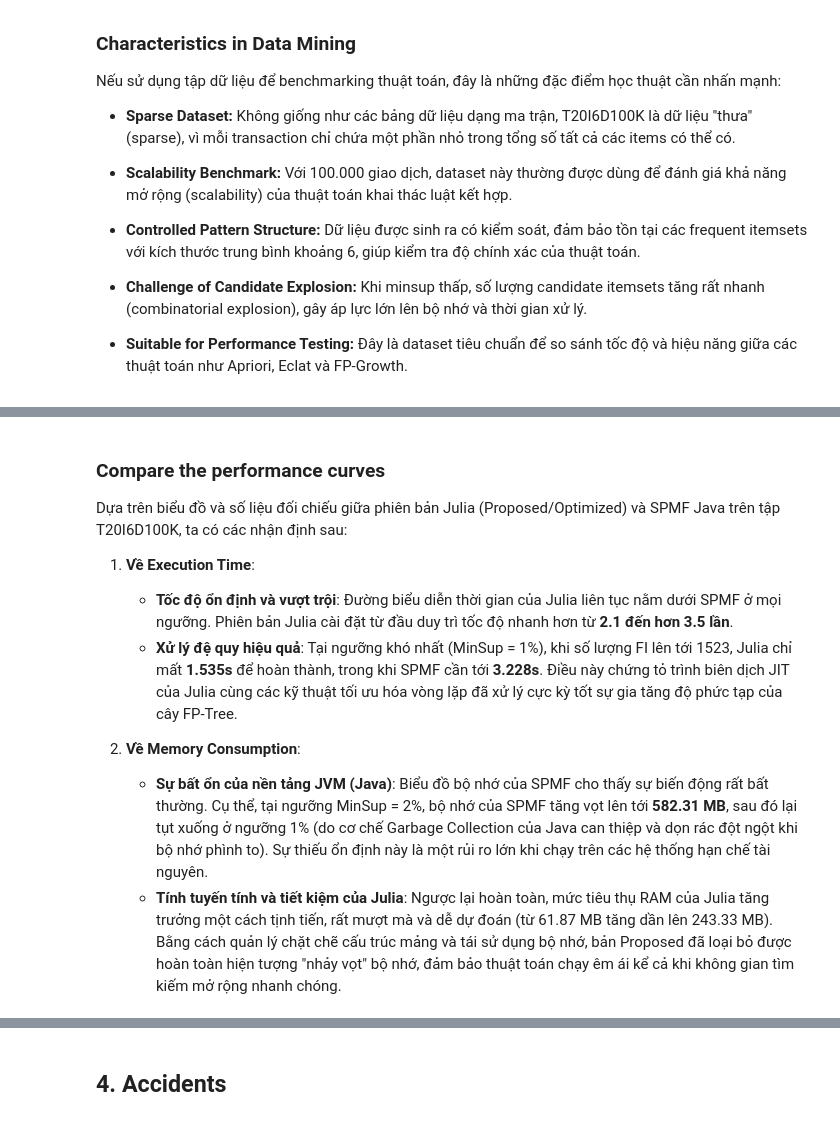
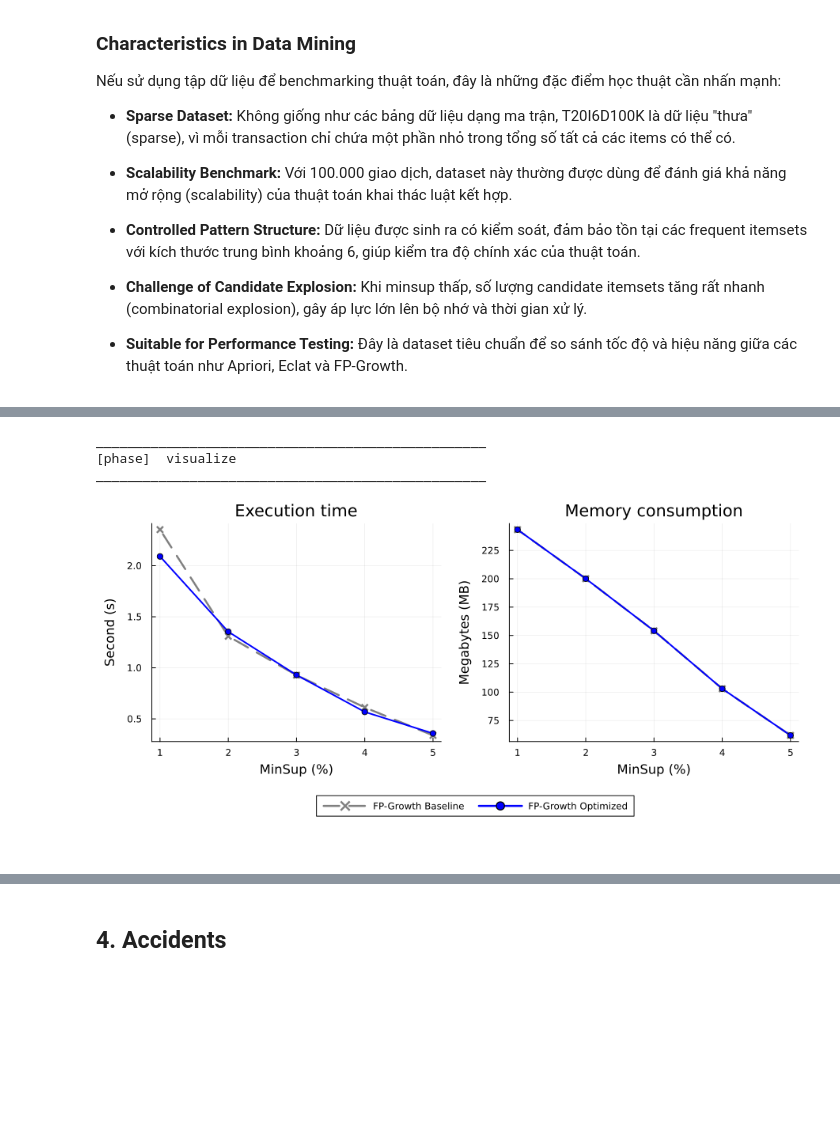
Before and after one commit to HungHiHung10/Lab02-Data-Mining, a Jupyter notebook: notebooks/02_bechmarking.ipynb, the cells around one changed output, grey strips where cells are left out. Cells and saved outputs as stored; diff of their text form; code cells hidden in the pictures; blank space fills up the shorter version.

```diff
--- a/notebooks/02_bechmarking.ipynb
+++ b/notebooks/02_bechmarking.ipynb
@@ -583,3 +839,2 @@ Dựa trên bảng kết quả thực thi của tập dữ liệu T20I6D100K, ta
 # %%
-# ── Visualise Performance ─────────────────────────────────────────────────────
-vis_performance(performance_result, logger)
+methods_result = eval_performance(config, logger, methods=[:base, :opt])
@@ -586,12 +872,7 @@ vis_performance(performance_result, logger)
-# %% [markdown]
-### **Compare the performance curves**
-
-Dựa trên biểu đồ và số liệu đối chiếu giữa phiên bản Julia (Proposed/Optimized) và SPMF Java trên tập T20I6D100K, ta có các nhận định sau:
-
-1. **Về Execution Time**:
-    - **Tốc độ ổn định và vượt trội**: Đường biểu diễn thời gian của Julia liên tục nằm dưới SPMF ở mọi ngưỡng. Phiên bản Julia cài đặt từ đầu duy trì tốc độ nhanh hơn từ **2.1 đến hơn 3.5 lần**.
-    - **Xử lý đệ quy hiệu quả**: Tại ngưỡng khó nhất (MinSup = 1%), khi số lượng FI lên tới 1523, Julia chỉ mất **1.535s** để hoàn thành, trong khi SPMF cần tới **3.228s**. Điều này chứng tỏ trình biên dịch JIT của Julia cùng các kỹ thuật tối ưu hóa vòng lặp đã xử lý cực kỳ tốt sự gia tăng độ phức tạp của cây FP-Tree.
-
-2. **Về Memory Consumption**:
-    - **Sự bất ổn của nền tảng JVM (Java)**: Biểu đồ bộ nhớ của SPMF cho thấy sự biến động rất bất thường. Cụ thể, tại ngưỡng MinSup = 2%, bộ nhớ của SPMF tăng vọt lên tới **582.31 MB**, sau đó lại tụt xuống ở ngưỡng 1% (do cơ chế Garbage Collection của Java can thiệp và dọn rác đột ngột khi bộ nhớ phình to). Sự thiếu ổn định này là một rủi ro lớn khi chạy trên các hệ thống hạn chế tài nguyên.
-    - **Tính tuyến tính và tiết kiệm của Julia**: Ngược lại hoàn toàn, mức tiêu thụ RAM của Julia tăng trưởng một cách tịnh tiến, rất mượt mà và dễ dự đoán (từ 61.87 MB tăng dần lên 243.33 MB). Bằng cách quản lý chặt chẽ cấu trúc mảng và tái sử dụng bộ nhớ, bản Proposed đã loại bỏ được hoàn toàn hiện tượng "nhảy vọt" bộ nhớ, đảm bảo thuật toán chạy êm ái kể cả khi không gian tìm kiếm mở rộng nhanh chóng.
+# %%
+vis_performance(methods_result, logger)
+# %% [output]
+__________________________________________________
+[phase]  visualize
+__________________________________________________
+[figure, added]
```
Also changed, not shown: parts of 42 cells of this notebook.
